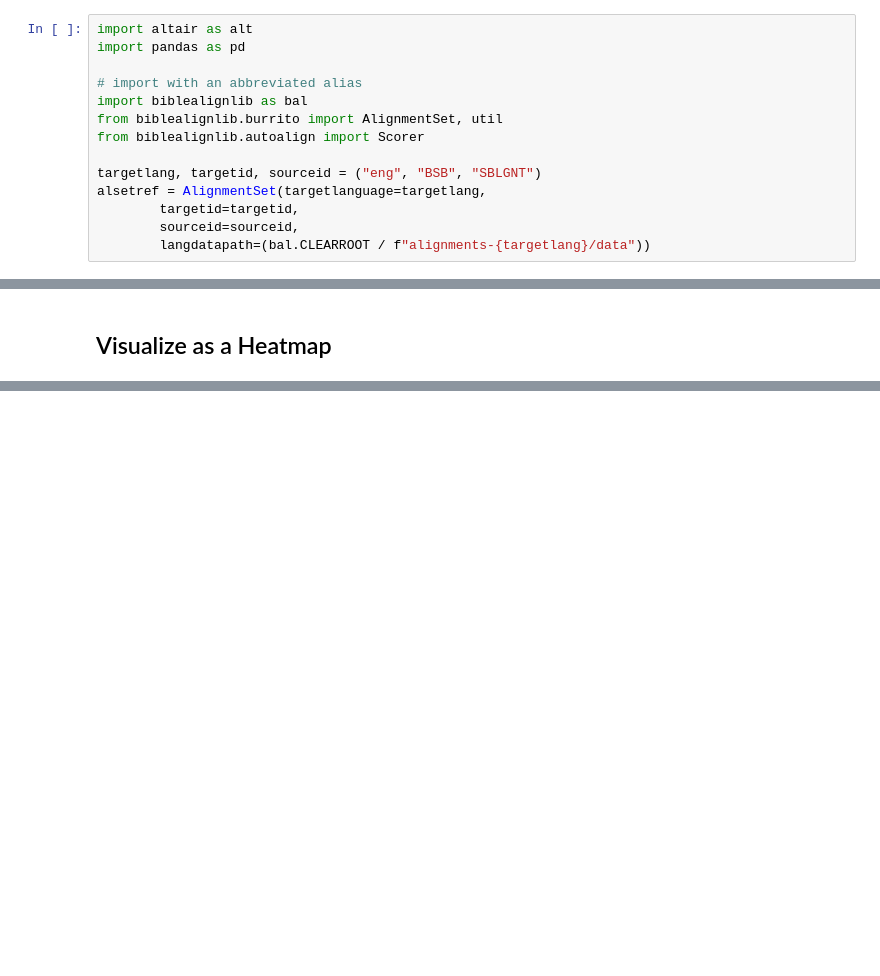
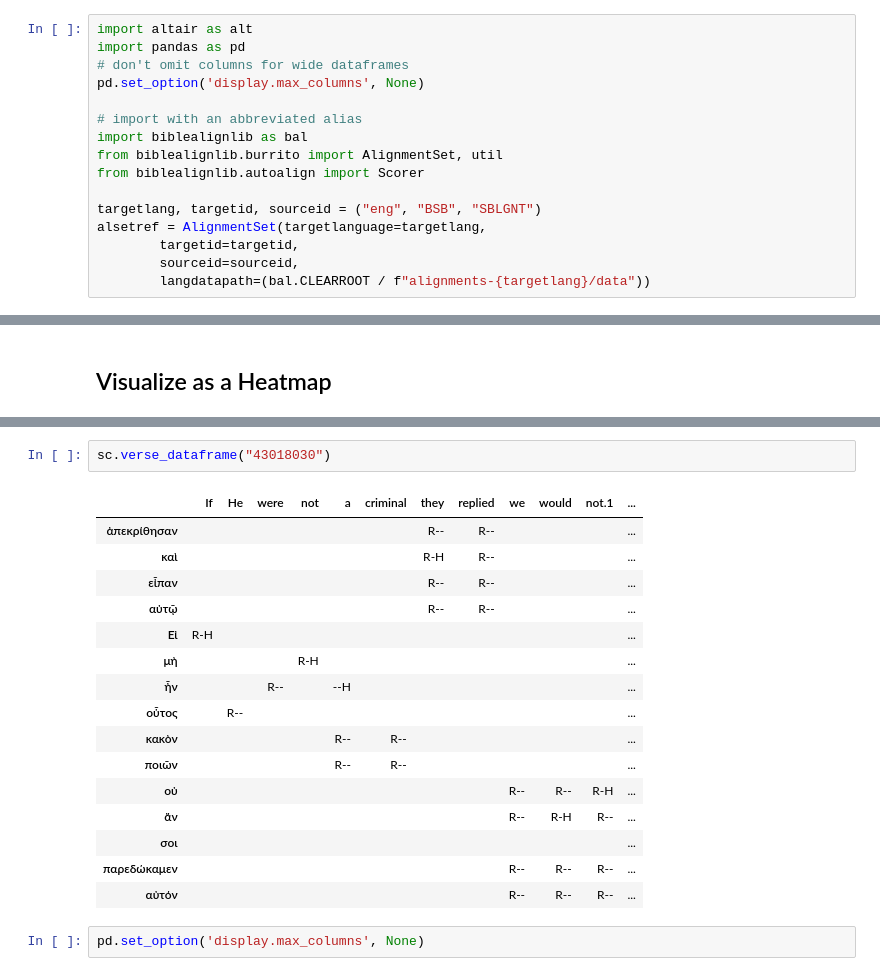
Before and after one commit to Clear-Bible/biblealignlib, a Jupyter notebook: notebooks/36VisualizingScores.ipynb, the cells around one changed output, grey strips where cells are left out. Drawn from its saved outputs; the diff is of its cells as text; blank space fills up the shorter version.

```diff
--- a/notebooks/36VisualizingScores.ipynb
+++ b/notebooks/36VisualizingScores.ipynb
@@ -13,6 +27,8 @@ Fuller details in [Scoring Alignment Data](31ScoringAlignmentData.ipynb].
 # %%
 import altair as alt
 import pandas as pd
+# don't omit columns for wide dataframes
+pd.set_option('display.max_columns', None)
 
 # import with an abbreviated alias
 import biblealignlib as bal
@@ -106,0 +154,21 @@ alt.Chart(lowf1, title="Precision for Low F1 Scores").mark_rect().encode(
+# %%
+sc.verse_dataframe("43018030")
+# %% [output]
+|  | If | He | were | not | a | criminal | they | replied | we | would | not.1 | ... |
+| ἀπεκρίθησαν |  |  |  |  |  |  | R-- | R-- |  |  |  | ... |
+| καὶ |  |  |  |  |  |  | R-H | R-- |  |  |  | ... |
+| εἶπαν |  |  |  |  |  |  | R-- | R-- |  |  |  | ... |
+| αὐτῷ |  |  |  |  |  |  | R-- | R-- |  |  |  | ... |
+| Εἰ | R-H |  |  |  |  |  |  |  |  |  |  | ... |
+| μὴ |  |  |  | R-H |  |  |  |  |  |  |  | ... |
+| ἦν |  |  | R-- |  | --H |  |  |  |  |  |  | ... |
+| οὗτος |  | R-- |  |  |  |  |  |  |  |  |  | ... |
+| κακὸν |  |  |  |  | R-- | R-- |  |  |  |  |  | ... |
+| ποιῶν |  |  |  |  | R-- | R-- |  |  |  |  |  | ... |
+| οὐ |  |  |  |  |  |  |  |  | R-- | R-- | R-H | ... |
+| ἄν |  |  |  |  |  |  |  |  | R-- | R-H | R-- | ... |
+| σοι |  |  |  |  |  |  |  |  |  |  |  | ... |
+| παρεδώκαμεν |  |  |  |  |  |  |  |  | R-- | R-- | R-- | ... |
+| αὐτόν |  |  |  |  |  |  |  |  | R-- | R-- | R-- | ... |
+# %%
+pd.set_option('display.max_columns', None)
```
Also changed, not shown: parts of 12 cells of this notebook, 4 other files.
